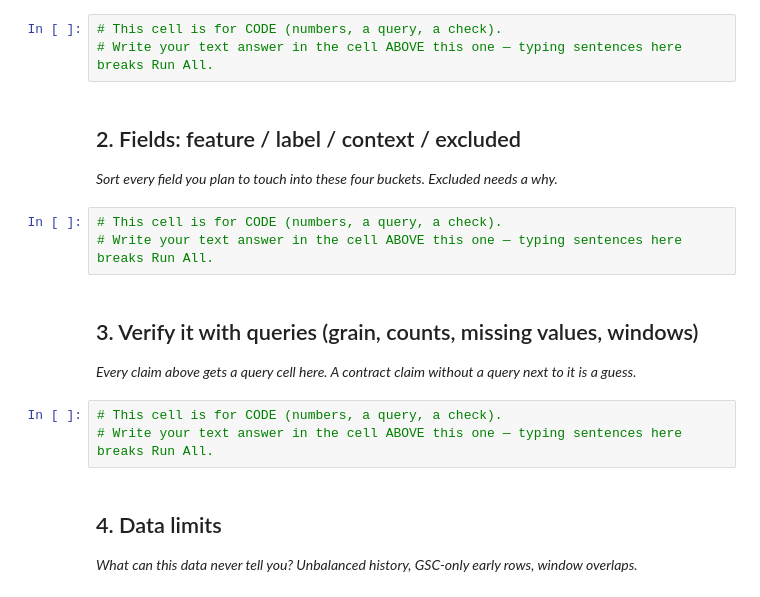
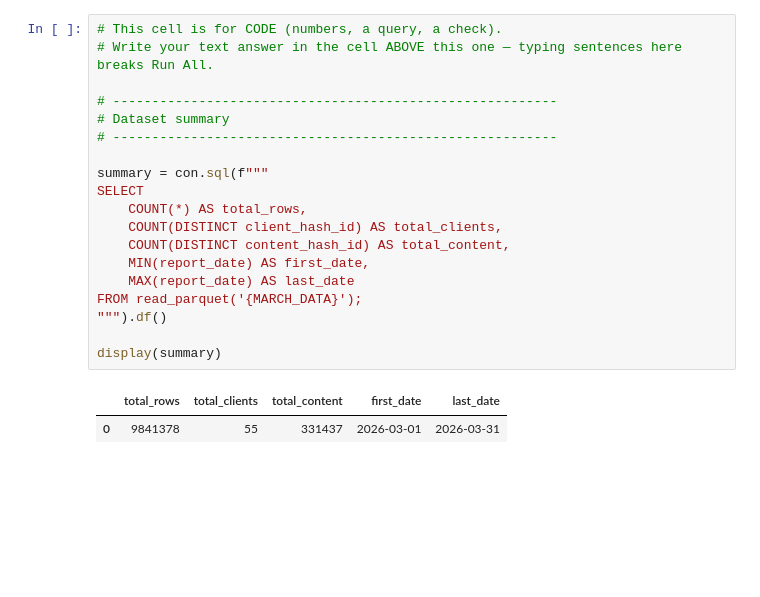
Before and after one commit to Abdulmoiz-25/FlyRank-ML-Internship, a Jupyter notebook: work/notebooks/w03_data_contract.ipynb, the cells around one changed output. Saved outputs shown, nothing was run; the diff lists cells and outputs as text; blank space fills up the shorter version.

```diff
--- a/work/notebooks/w03_data_contract.ipynb
+++ b/work/notebooks/w03_data_contract.ipynb
@@ -13,21 +334,22 @@ This skeleton is yours to fill. Work the sections **in order** — each one has
 # %%
 # This cell is for CODE (numbers, a query, a check).
 # Write your text answer in the cell ABOVE this one — typing sentences here breaks Run All.
+
+# ---------------------------------------------------------
+# Dataset summary
+# ---------------------------------------------------------
+
+summary = con.sql(f"""
+SELECT
+    COUNT(*) AS total_rows,
+    COUNT(DISTINCT client_hash_id) AS total_clients,
+    COUNT(DISTINCT content_hash_id) AS total_content,
+    MIN(report_date) AS first_date,
+    MAX(report_date) AS last_date
+FROM read_parquet('{MARCH_DATA}');
+""").df()
+
+display(summary)
+# %% [output]
+|  | total_rows | total_clients | total_content | first_date | last_date |
+| 0 | 9841378 | 55 | 331437 | 2026-03-01 | 2026-03-31 |
-# %% [markdown]
-## 2. Fields: feature / label / context / excluded
-
-*Sort every field you plan to touch into these four buckets. Excluded needs a why.*
-# %%
-# This cell is for CODE (numbers, a query, a check).
-# Write your text answer in the cell ABOVE this one — typing sentences here breaks Run All.
-# %% [markdown]
-## 3. Verify it with queries (grain, counts, missing values, windows)
-
-*Every claim above gets a query cell here. A contract claim without a query next to it is a guess.*
-# %%
-# This cell is for CODE (numbers, a query, a check).
-# Write your text answer in the cell ABOVE this one — typing sentences here breaks Run All.
-# %% [markdown]
-## 4. Data limits
-
-*What can this data never tell you? Unbalanced history, GSC-only early rows, window overlaps.*
```
Also changed, not shown: parts of 18 cells of this notebook.
